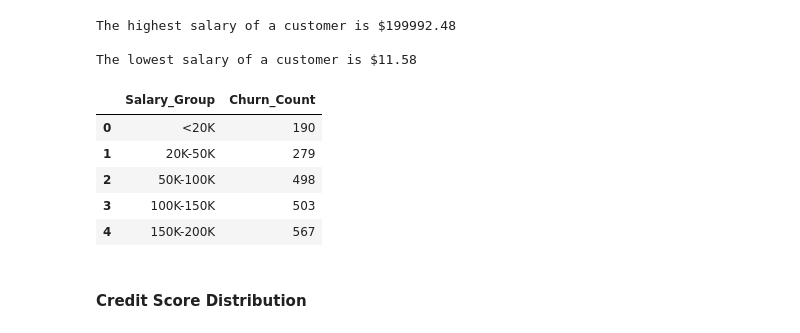
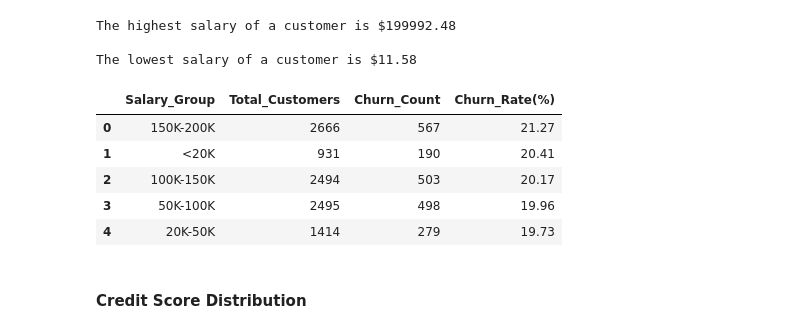
Before and after one commit to Sabuny/Database-SQLite, a Jupyter notebook: Bank_Churn_SQL.ipynb, the cells around one changed output. Saved outputs shown, nothing was run; the diff lists cells and outputs as text; code cells hidden in the pictures.

```diff
--- a/Bank_Churn_SQL.ipynb
+++ b/Bank_Churn_SQL.ipynb
@@ -229,27 +239,29 @@ The lowest salary of a customer is $11.58
 # %%
 query ="""
 SELECT
     CASE
         WHEN EstimatedSalary BETWEEN 10 AND 19000 THEN '<20K'
         WHEN EstimatedSalary BETWEEN 20000 AND 49000 THEN '20K-50K'
         WHEN EstimatedSalary BETWEEN 50000 AND 99000 THEN '50K-100K'
         WHEN EstimatedSalary BETWEEN 100000 AND 149000 THEN '100K-150K'
         ELSE '150K-200K'
-    END AS Salary_Group,COUNT(*) AS Churn_Count
+    END AS Salary_Group,
+    COUNT(*) AS Total_Customers,
+    SUM(Exited) AS Churn_Count,
+    ROUND(100.0 * SUM(Exited) / COUNT(*),2) AS "Churn_Rate(%)"
 FROM Clients_Profile
-WHERE Exited = 1
 GROUP BY Salary_Group
-ORDER BY Churn_Count
+ORDER BY "Churn_Rate(%)" DESC
 """
 dff =pd.read_sql(query,conn)
 display(dff.head())
 # %% [output]
-|  | Salary_Group | Churn_Count |
-| 0 | <20K | 190 |
-| 1 | 20K-50K | 279 |
-| 2 | 50K-100K | 498 |
-| 3 | 100K-150K | 503 |
-| 4 | 150K-200K | 567 |
+|  | Salary_Group | Total_Customers | Churn_Count | Churn_Rate(%) |
+| 0 | 150K-200K | 2666 | 567 | 21.27 |
+| 1 | <20K | 931 | 190 | 20.41 |
+| 2 | 100K-150K | 2494 | 503 | 20.17 |
+| 3 | 50K-100K | 2495 | 498 | 19.96 |
+| 4 | 20K-50K | 1414 | 279 | 19.73 |
 # %% [markdown]
 #### Credit Score Distribution
 # %%
```
Also changed, not shown: parts of 30 cells of this notebook, 1 other file.
